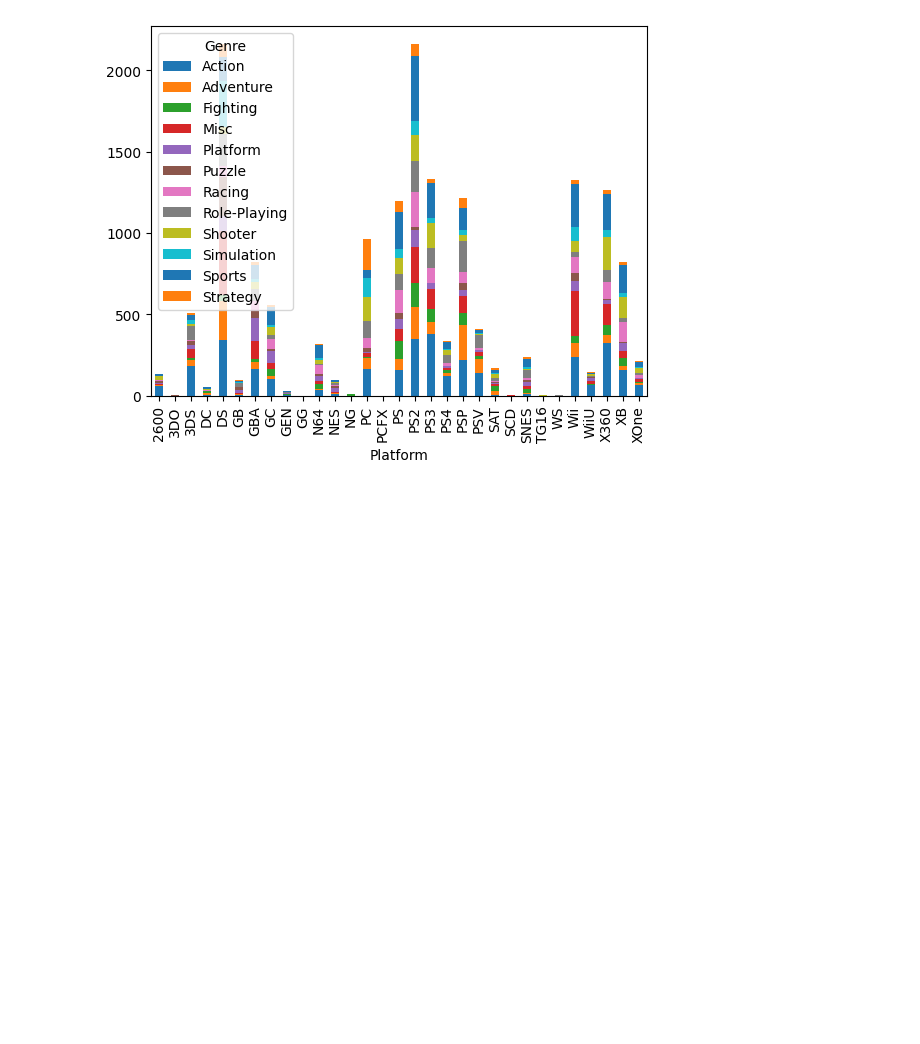
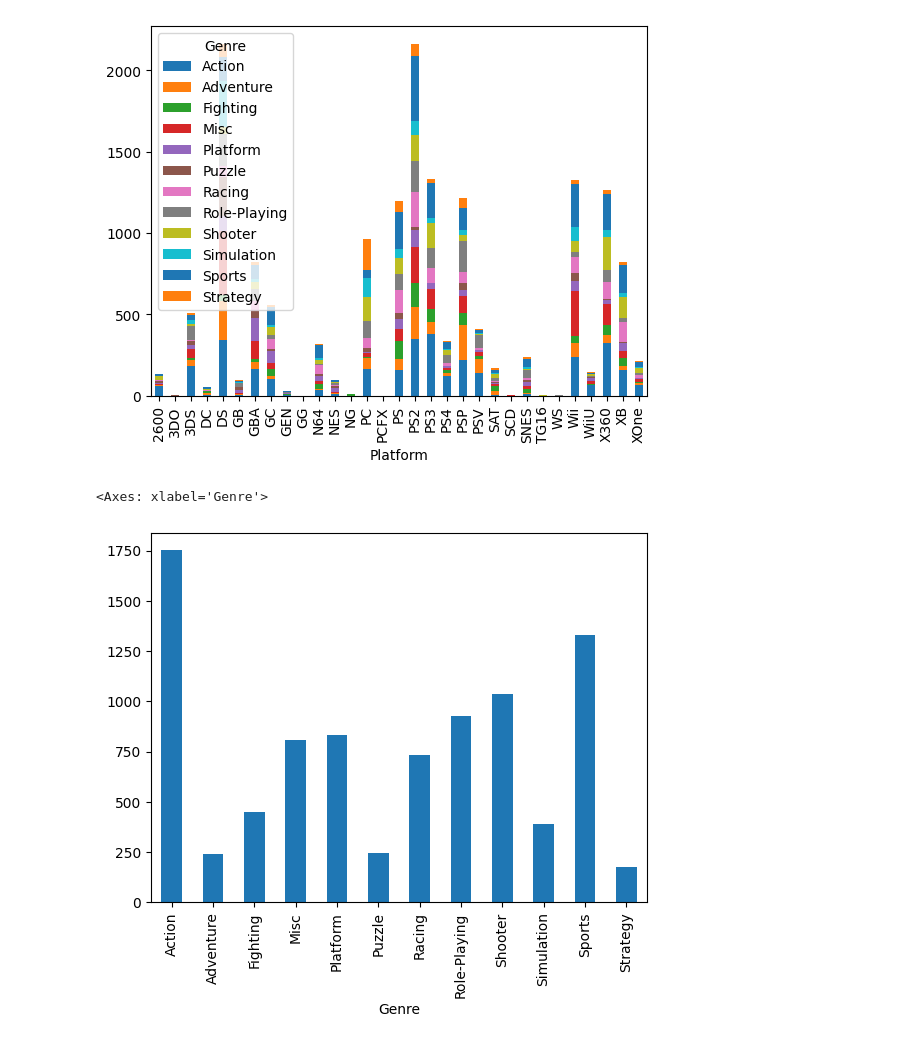
Before and after one commit to Shivam311201/Beginning-with-AI-ML, a Jupyter notebook: EDA/Video_Game_Sales.ipynb, the cells around one changed output. Cells and saved outputs as stored; diff of their text form; code cells hidden in the pictures; blank space fills up the shorter version.

```diff
--- a/EDA/Video_Game_Sales.ipynb
+++ b/EDA/Video_Game_Sales.ipynb
@@ -95,3 +95,9 @@ pd.crosstab(df['Platform'],df['Genre']).plot(kind='bar',stacked=True)
 # %% [output]
 <Axes: xlabel='Platform'>
 [figure]
+# %%
+genre_sales = df.groupby('Genre')['Global_Sales'].sum()
+genre_sales.plot(kind='bar')
+# %% [output]
+<Axes: xlabel='Genre'>
+[figure, added]
```
Also changed, not shown: parts of 1 cell of this notebook.
